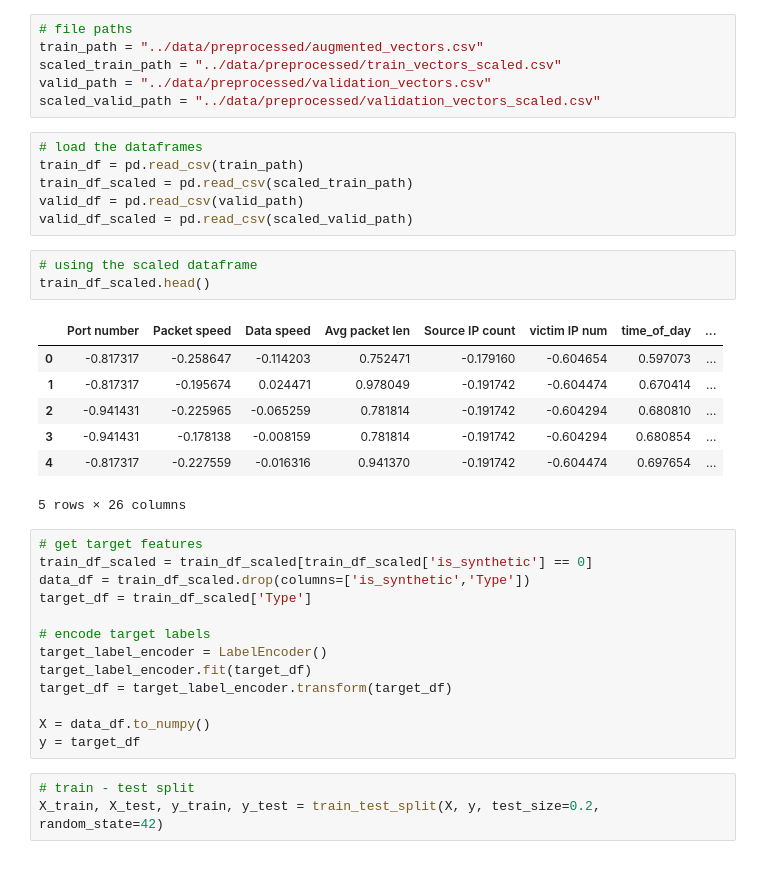
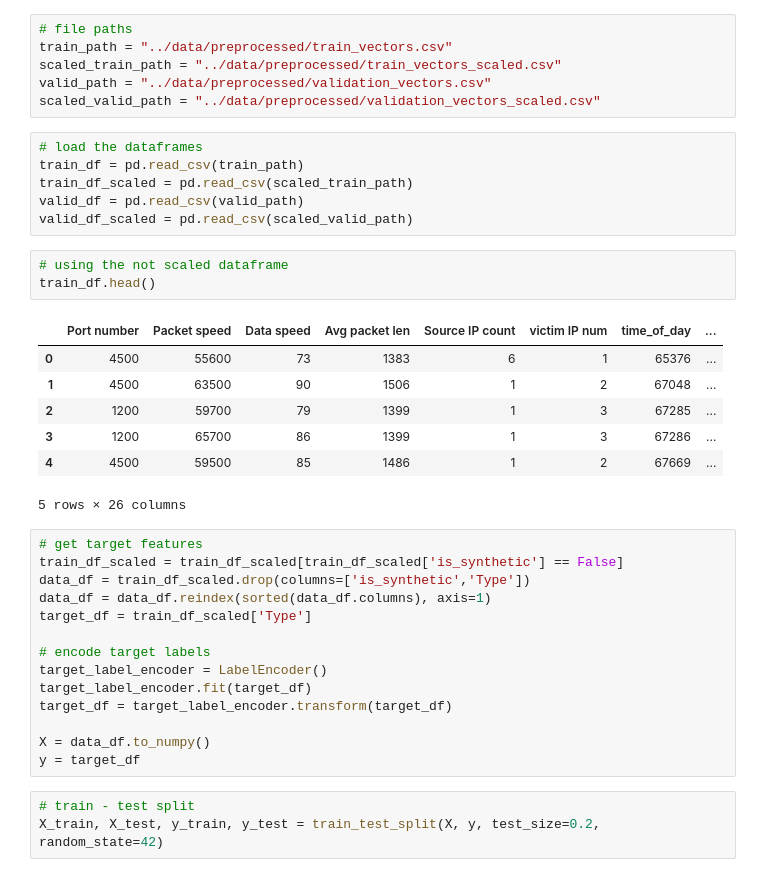
Before and after one commit to LordLokator/ADAML_24, a Jupyter notebook: notebooks/training.ipynb, the cells around one changed output. Cells and saved outputs as stored; diff of their text form.

```diff
--- a/notebooks/training.ipynb
+++ b/notebooks/training.ipynb
@@ -22,7 +19,7 @@ from dataloading import get_labeled_data
 # Load the data
 # %%
 # file paths
-train_path = "../data/preprocessed/augmented_vectors.csv"
+train_path = "../data/preprocessed/train_vectors.csv"
 scaled_train_path = "../data/preprocessed/train_vectors_scaled.csv"
 valid_path = "../data/preprocessed/validation_vectors.csv"
 scaled_valid_path = "../data/preprocessed/validation_vectors_scaled.csv"
@@ -33,20 +30,21 @@ train_df_scaled = pd.read_csv(scaled_train_path)
 valid_df = pd.read_csv(valid_path)
 valid_df_scaled = pd.read_csv(scaled_valid_path)
 # %%
-# using the scaled dataframe
-train_df_scaled.head()
+# using the not scaled dataframe
+train_df.head()
 # %% [output]
 |  | Port number | Packet speed | Data speed | Avg packet len | Source IP count | victim IP num | time_of_day | ... |
-| 0 | -0.817317 | -0.258647 | -0.114203 | 0.752471 | -0.179160 | -0.604654 | 0.597073 | ... |
-| 1 | -0.817317 | -0.195674 | 0.024471 | 0.978049 | -0.191742 | -0.604474 | 0.670414 | ... |
-| 2 | -0.941431 | -0.225965 | -0.065259 | 0.781814 | -0.191742 | -0.604294 | 0.680810 | ... |
-| 3 | -0.941431 | -0.178138 | -0.008159 | 0.781814 | -0.191742 | -0.604294 | 0.680854 | ... |
-| 4 | -0.817317 | -0.227559 | -0.016316 | 0.941370 | -0.191742 | -0.604474 | 0.697654 | ... |
+| 0 | 4500 | 55600 | 73 | 1383 | 6 | 1 | 65376 | ... |
+| 1 | 4500 | 63500 | 90 | 1506 | 1 | 2 | 67048 | ... |
+| 2 | 1200 | 59700 | 79 | 1399 | 1 | 3 | 67285 | ... |
+| 3 | 1200 | 65700 | 86 | 1399 | 1 | 3 | 67286 | ... |
+| 4 | 4500 | 59500 | 85 | 1486 | 1 | 2 | 67669 | ... |
 5 rows × 26 columns
 # %%
 # get target features
-train_df_scaled = train_df_scaled[train_df_scaled['is_synthetic'] == 0]
+train_df_scaled = train_df_scaled[train_df_scaled['is_synthetic'] == False]
 data_df = train_df_scaled.drop(columns=['is_synthetic','Type'])
+data_df = data_df.reindex(sorted(data_df.columns), axis=1)
 target_df = train_df_scaled['Type']
 
 # encode target labels
```
Also changed, not shown: parts of 11 cells of this notebook, 1 other file.
